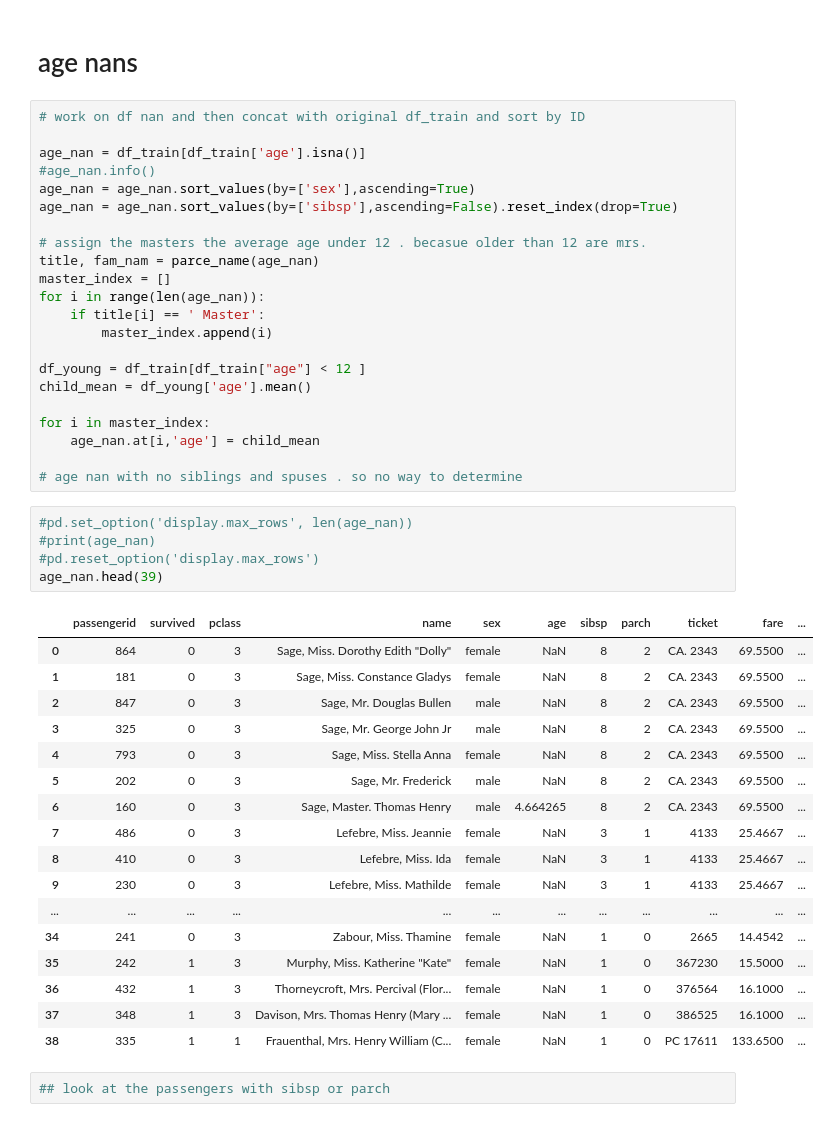
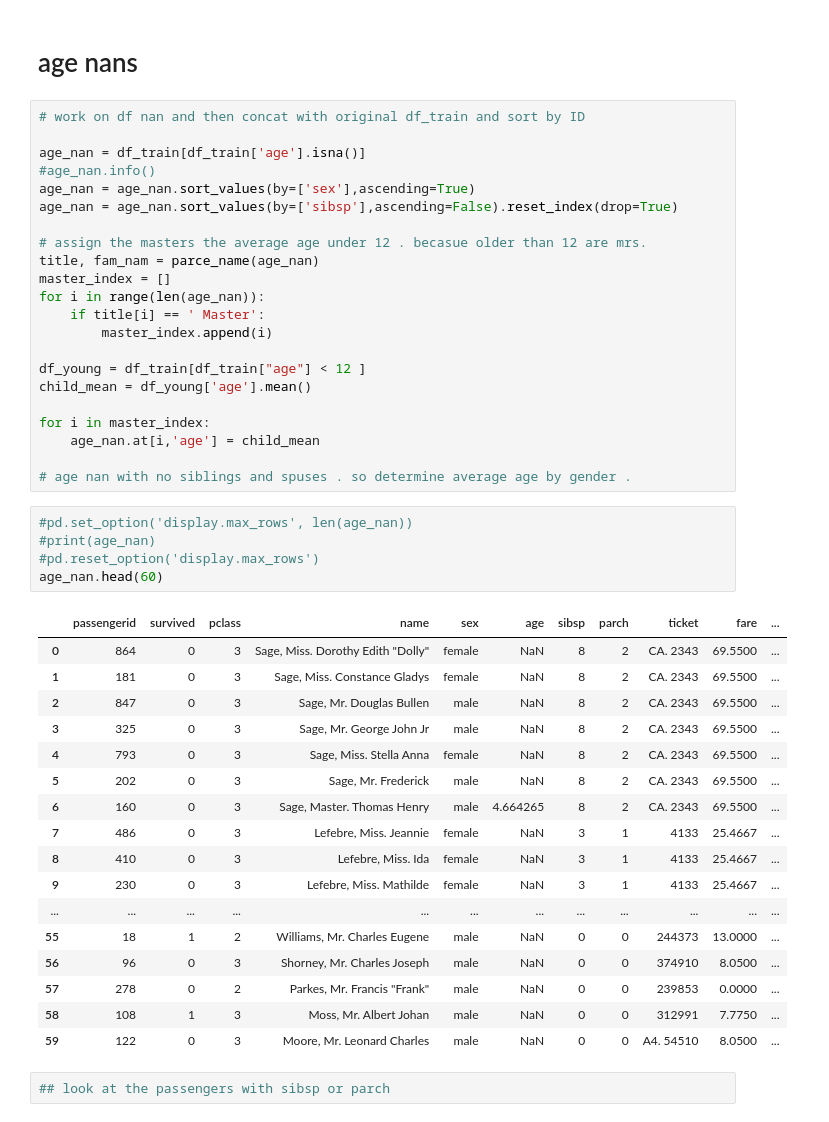
Before and after one commit to yona-av/titanic_kaggle, a Jupyter notebook: titanic_project.ipynb, the cells around one changed output. Saved outputs shown, nothing was run; the diff lists cells and outputs as text.

```diff
--- a/titanic_project.ipynb
+++ b/titanic_project.ipynb
@@ -75,30 +75,30 @@ child_mean = df_young['age'].mean()
 for i in master_index:
     age_nan.at[i,'age'] = child_mean
 
-# age nan with no siblings and spuses . so no way to determine
+# age nan with no siblings and spuses . so determine average age by gender .
 # %%
 #pd.set_option('display.max_rows', len(age_nan))
 #print(age_nan)
 #pd.reset_option('display.max_rows')
-age_nan.head(39)
+age_nan.head(60)
 # %% [output]
 |  | passengerid | survived | pclass | name | sex | age | sibsp | parch | ticket | fare | ... |
 | 0 | 864 | 0 | 3 | Sage, Miss. Dorothy Edith "Dolly" | female | NaN | 8 | 2 | CA. 2343 | 69.5500 | ... |
 | 1 | 181 | 0 | 3 | Sage, Miss. Constance Gladys | female | NaN | 8 | 2 | CA. 2343 | 69.5500 | ... |
 | 2 | 847 | 0 | 3 | Sage, Mr. Douglas Bullen | male | NaN | 8 | 2 | CA. 2343 | 69.5500 | ... |
 | 3 | 325 | 0 | 3 | Sage, Mr. George John Jr | male | NaN | 8 | 2 | CA. 2343 | 69.5500 | ... |
 | 4 | 793 | 0 | 3 | Sage, Miss. Stella Anna | female | NaN | 8 | 2 | CA. 2343 | 69.5500 | ... |
 | 5 | 202 | 0 | 3 | Sage, Mr. Frederick | male | NaN | 8 | 2 | CA. 2343 | 69.5500 | ... |
 | 6 | 160 | 0 | 3 | Sage, Master. Thomas Henry | male | 4.664265 | 8 | 2 | CA. 2343 | 69.5500 | ... |
 | 7 | 486 | 0 | 3 | Lefebre, Miss. Jeannie | female | NaN | 3 | 1 | 4133 | 25.4667 | ... |
 | 8 | 410 | 0 | 3 | Lefebre, Miss. Ida | female | NaN | 3 | 1 | 4133 | 25.4667 | ... |
 | 9 | 230 | 0 | 3 | Lefebre, Miss. Mathilde | female | NaN | 3 | 1 | 4133 | 25.4667 | ... |
 | ... | ... | ... | ... | ... | ... | ... | ... | ... | ... | ... | ... |
-| 34 | 241 | 0 | 3 | Zabour, Miss. Thamine | female | NaN | 1 | 0 | 2665 | 14.4542 | ... |
-| 35 | 242 | 1 | 3 | Murphy, Miss. Katherine "Kate" | female | NaN | 1 | 0 | 367230 | 15.5000 | ... |
-| 36 | 432 | 1 | 3 | Thorneycroft, Mrs. Percival (Flor... | female | NaN | 1 | 0 | 376564 | 16.1000 | ... |
-| 37 | 348 | 1 | 3 | Davison, Mrs. Thomas Henry (Mary ... | female | NaN | 1 | 0 | 386525 | 16.1000 | ... |
-| 38 | 335 | 1 | 1 | Frauenthal, Mrs. Henry William (C... | female | NaN | 1 | 0 | PC 17611 | 133.6500 | ... |
+| 55 | 18 | 1 | 2 | Williams, Mr. Charles Eugene | male | NaN | 0 | 0 | 244373 | 13.0000 | ... |
+| 56 | 96 | 0 | 3 | Shorney, Mr. Charles Joseph | male | NaN | 0 | 0 | 374910 | 8.0500 | ... |
+| 57 | 278 | 0 | 2 | Parkes, Mr. Francis "Frank" | male | NaN | 0 | 0 | 239853 | 0.0000 | ... |
+| 58 | 108 | 1 | 3 | Moss, Mr. Albert Johan | male | NaN | 0 | 0 | 312991 | 7.7750 | ... |
+| 59 | 122 | 0 | 3 | Moore, Mr. Leonard Charles | male | NaN | 0 | 0 | A4. 54510 | 8.0500 | ... |
 # %%
 ## look at the passengers with sibsp or parch
 # %%
```
Also changed, not shown: parts of 2 cells of this notebook.
